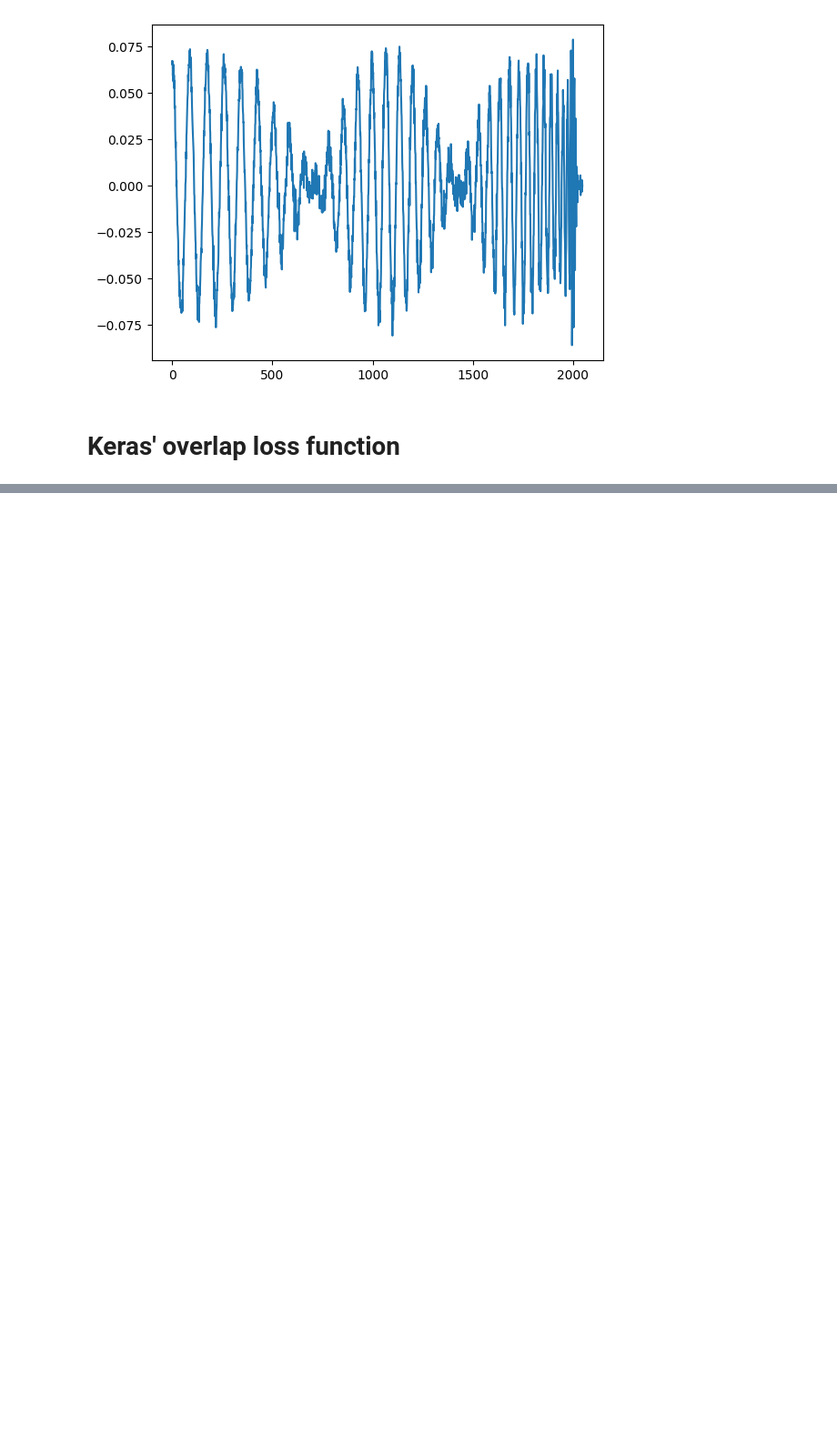
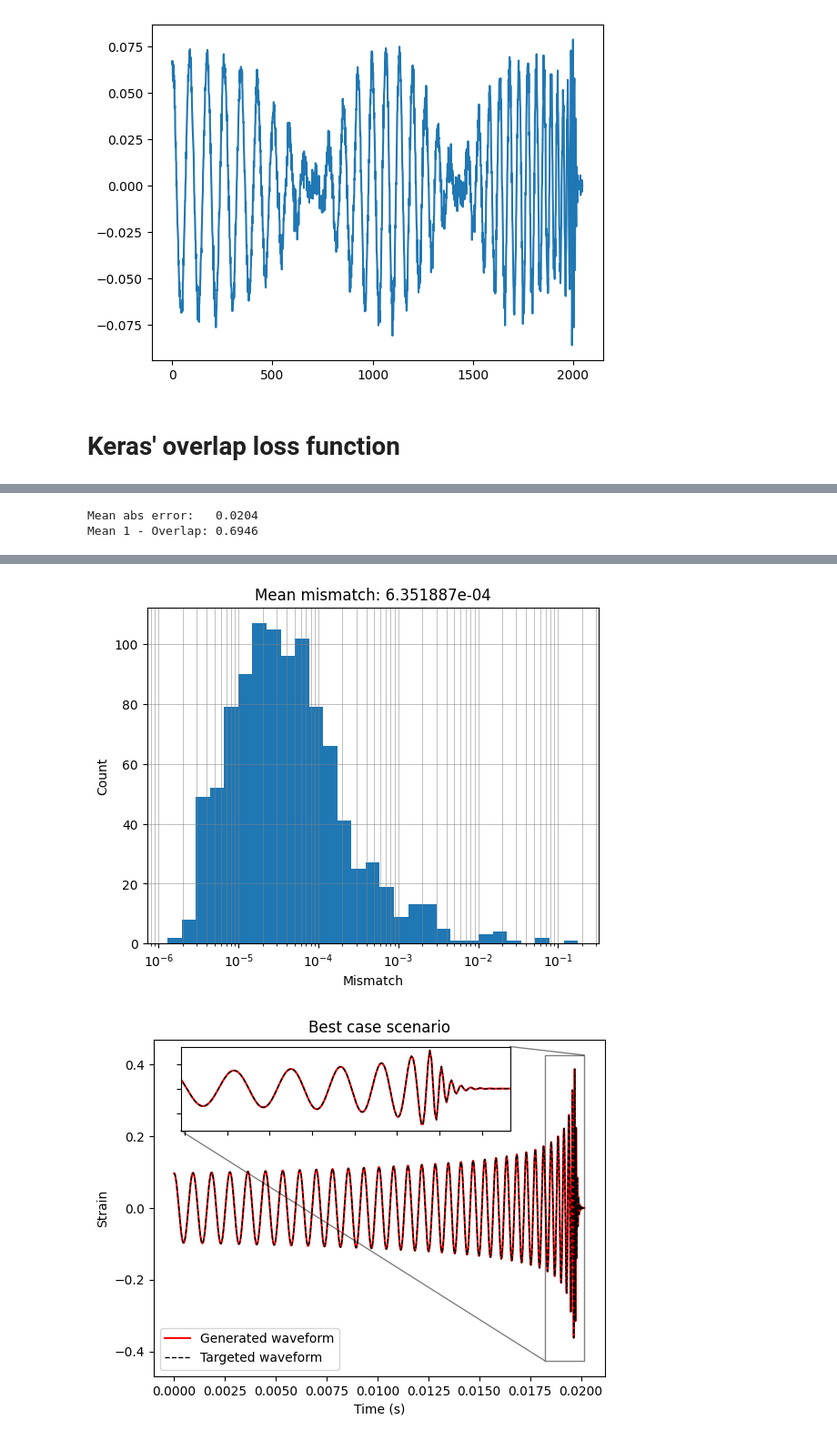
Before and after one commit to nivies/gw-waveform-dl-models, a Jupyter notebook: notes.ipynb, the cells around one changed output, grey strips where cells are left out. Shown at 91% size. Saved outputs shown, nothing was run; the diff lists cells and outputs as text; code cells hidden in the pictures; blank space fills up the shorter version.

```diff
--- a/notes.ipynb
+++ b/notes.ipynb
@@ -233,16 +232,0 @@ To enable them in other operations, rebuild TensorFlow with the appropriate comp
-# %%
-from tensorflow.signal import fft
-from keras.losses import mean_absolute_error
-
-def overlap(y_pred, y_true):
-
-    h_pred = fft(y_pred)
-    h_true = fft(y_true)
-
-    ovlp = tf.tensordot(h_pred, tf.math.conj(h_true), axes = 1) / tf.math.sqrt(tf.tensordot(h_true, tf.math.conj(h_true), axes = 1) * tf.tensordot(h_pred, tf.math.conj(h_pred), axes = 1))
-
-    return 1. - tf.math.abs(ovlp)
-
-def ovlp_mae_loss(y_pred, y_true):
-
-    return overlap(y_pred, y_true) + mean_absolute_error(y_pred, y_true)
@@ -293,0 +360,4 @@ TypeError: in user code:
+# %%
+from utils.eval import load_model_and_data_loader
+
+model, data_loader = load_model_and_data_loader("/home/nino/GW/Keras-Project-Template/experiments/osv_qz_ovlp_light/reg_q_bbh_light/checkpoints")
@@ -293,0 +378,20 @@ TypeError: in user code:
+# %%
+print(f"Mean abs error:   {np.mean(mae_ts.numpy()):.4f}\nMean 1 - Overlap: {np.mean(ovlp_ts.numpy()):.4f}")
+# %% [output]
+Mean abs error:   0.0204
+Mean 1 - Overlap: 0.6946
+# %%
+import keras.optimizers
+from keras.callbacks import ReduceLROnPlateau
+
+model.compile(optimizer=keras.optimizers.Adam(learning_rate=1e-4), loss = 'mae', metrics = [overlap])
+callbacks = [ReduceLROnPlateau(monitor='loss', factor=0.5, patience=15)]
+
+model.fit(data_loader.get_generator_train_data(), validation_data=data_loader.get_generator_test_data(), epochs = 1000, batch_size = 50, callbacks=callbacks)
+# %%
+from utils.plot_utils import nb_evaluate_model
+
+y_pred_ts = model.predict(data_loader.X_test, batch_size=1024)
+
+nb_evaluate_model(y_pred_ts, data_loader, data_loader.delta_t)
+# %% [output]
@@ -293,0 +399,2 @@ TypeError: in user code:
+[figure, added]
+[figure, added]
```
Also changed, not shown: parts of 11 cells of this notebook, 9 other files.
